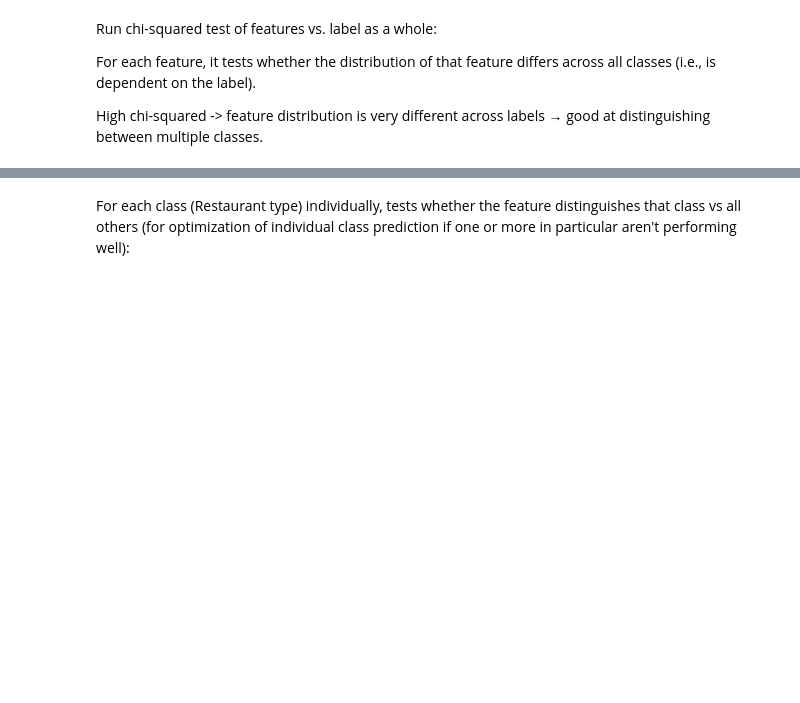
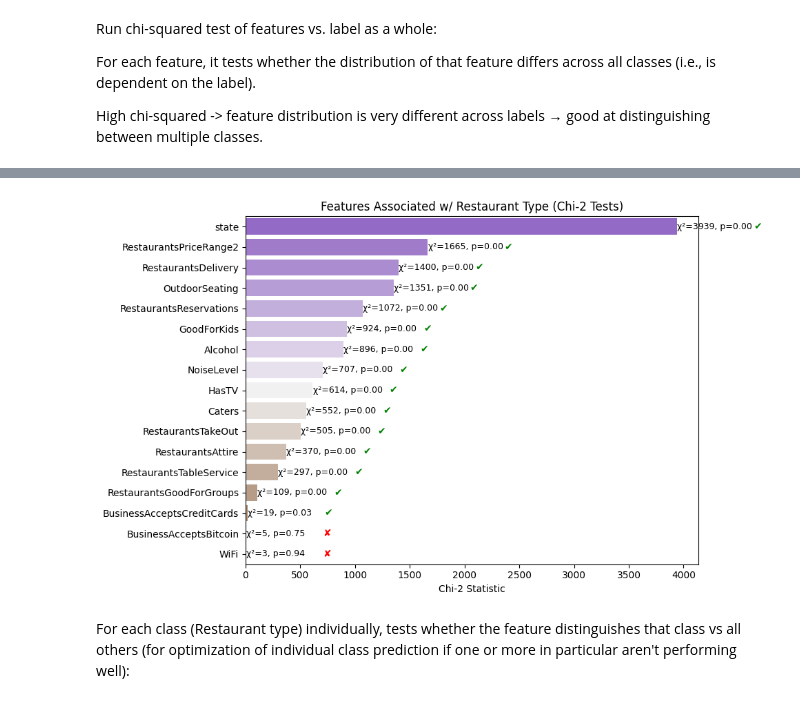
Before and after one commit to lindsayalexandra14/ds_portfolio, a Jupyter notebook: 1_projects/restaurant_prediction_nlp/restaurant_prediction_nlp.ipynb, the cells around one changed output, grey strips where cells are left out. Drawn from its saved outputs; the diff is of its cells as text; code cells hidden in the pictures; blank space fills up the shorter version.

```diff
--- a/1_projects/restaurant_prediction_nlp/restaurant_prediction_nlp.ipynb
+++ b/1_projects/restaurant_prediction_nlp/restaurant_prediction_nlp.ipynb
@@ -253,3 +397,6 @@ df_test["state"] = df_test["state"].map(state_map).fillna(df_test["state"])
+# %%
+df_train["state"] = df_train["state"].apply(lambda x: f"Located in {x}")
+df_test["state"]=df_test["state"].apply(lambda x: f"Located in {x}")
 # %% [markdown]
 Confirm mapping and show new 'state' values:
 # %%
@@ -550,3 +777,6 @@ print(df_train['name'].head(10))
+# %%
+df_train["name"] = df_train["name"].apply(lambda x: f"Restaurant named {x}")
+df_test["name"]=df_test["name"].apply(lambda x: f"Restaurant named {x}")
 # %% [markdown]
 #EDA
 # %% [markdown]
@@ -749,17 +996,3 @@ Make dummy variables for chi squared:
-# %%
-# Select only object (string-like) columns
-space_cols = [
-    col for col in df_train_chi.columns
-    if (col.startswith("attributes.") or col.startswith("state")) and col != 'label']
-
-# Make dummies for chi squared
-df_train_chi = pd.get_dummies(df_train_chi, columns=space_cols, dummy_na=False)
-
-# Clean up naming
-df_train_chi.columns = df_train_chi.columns.str.strip().str.replace("attributes.", "", regex=False)
-df_train_chi.columns = df_train_chi.columns.str.replace('2_', '', regex=False)
-
-print(df_train_chi.columns)
 # %% [markdown]
 Run chi-squared test of features vs. label as a whole:
 
@@ -797,2 +1083,61 @@ print(chi2_df_sorted.head(20))  # Top 20 features overall
+# %%
+import seaborn as sns
+import matplotlib.pyplot as plt
+
+# Clean feature names
+chi_squared_df['feature'] = chi_squared_df['feature'].str.replace('attributes.', '', regex=False)
+
+# Set up figure and palette
+plt.figure(figsize=(10, 6))
+palette = sns.diverging_palette(280, 40, s=70, l=50, n=len(chi_squared_df), as_cmap=False)
+
+# Create barplot and store the axis
+ax = sns.barplot(
+    data=chi_squared_df,
+    x='chi2_stat',
+    y='feature',
+    hue='feature',
+    palette=palette,
+    legend=False
+)
+
+# Annotate bars
+for i, row in chi_squared_df.iterrows():
+    stat = f"χ²={row['chi2_stat']:.0f}"
+    p = f"p={row['p_value']:.2f}"
+    sig_symbol = '✔' if row['significant'] else '✘'
+    sig_color = 'green' if row['significant'] else 'red'
+
+    # Write stat and p-value
+    ax.text(
+        row['chi2_stat'] + 0.5,
+        i,
+        f"{stat}, {p} ",
+        va='center',
+        ha='left',
+        fontsize=9,
+        color='black'
+    )
+
+    # Write check or x separately so it can be colored
+    ax.text(
+        row['chi2_stat'] + 0.5 + 700,  # space it out to the right
+        i,
+        sig_symbol,
+        va='center',
+        ha='left',
+        fontsize=10,
+        color=sig_color,
+        fontweight='bold'
+    )
+
+# Labels and layout
+plt.title('Features Associated w/ Restaurant Type (Chi-2 Tests)')
+plt.xlabel('Chi-2 Statistic')
+plt.ylabel('')
+plt.tight_layout()
+plt.show()
+# %% [output]
+[figure, added]
 # %% [markdown]
 For each class (Restaurant type) individually, tests whether the feature distinguishes that class vs all others (for optimization of individual class prediction if one or more in particular aren't performing well):
```
Also changed, not shown: parts of 203 cells of this notebook.
